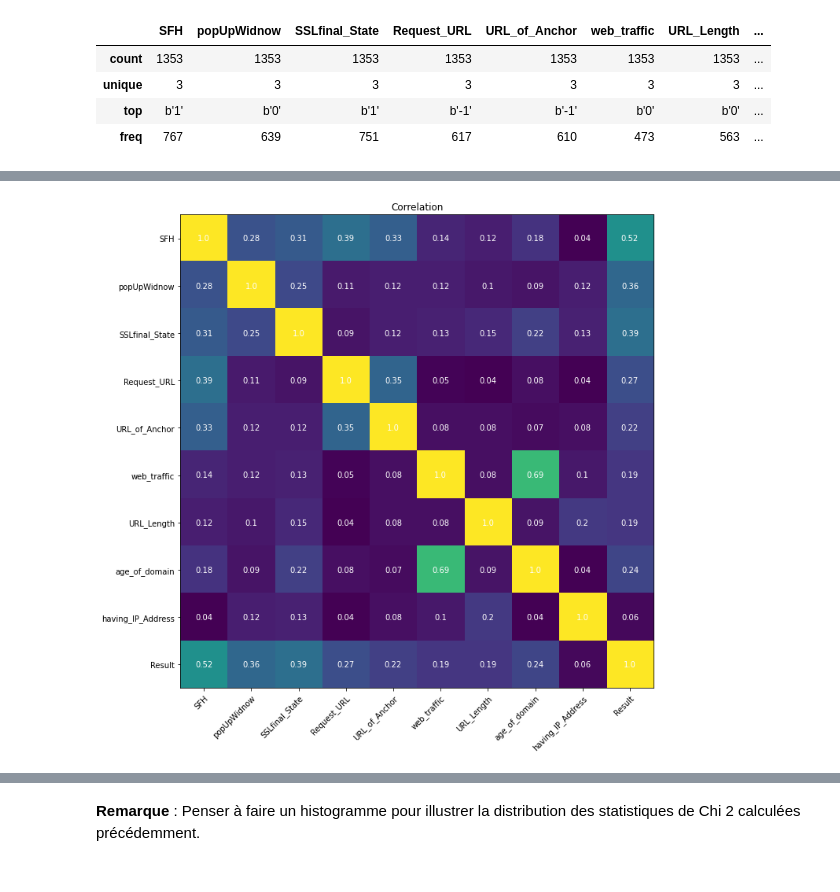
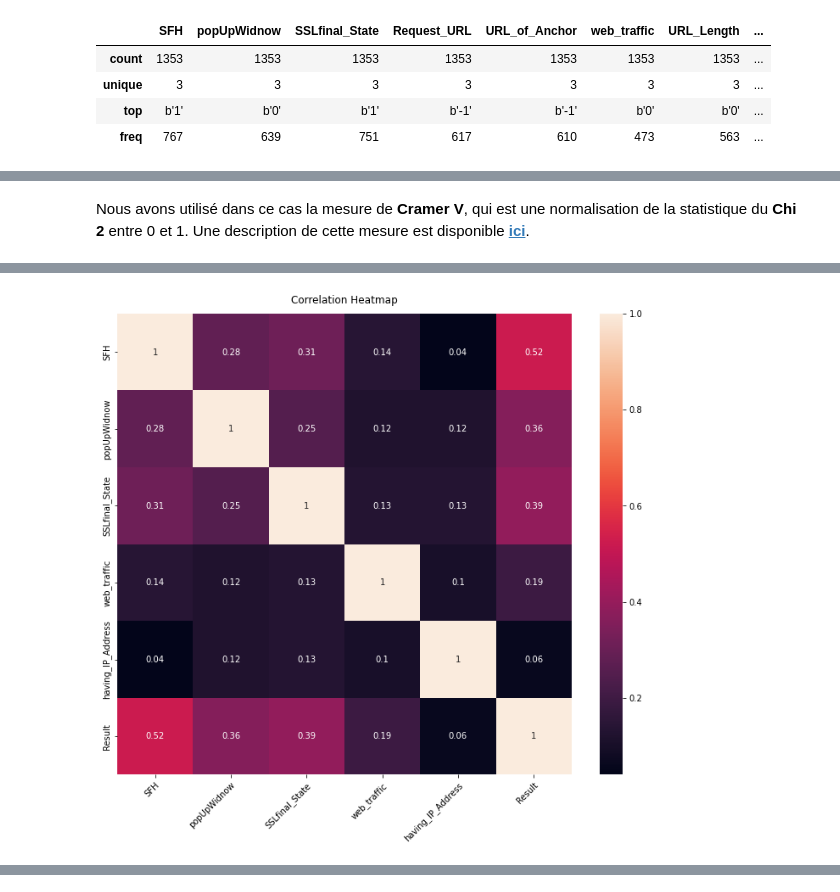
Before and after one commit to laurisdjilo/phising_website_detection, a Jupyter notebook: exploratory_analysis.ipynb, the cells around one changed output, grey strips where cells are left out. Cells and saved outputs as stored; diff of their text form; code cells hidden in the pictures.

```diff
--- a/exploratory_analysis.ipynb
+++ b/exploratory_analysis.ipynb
@@ -155,3 +63,6 @@ Nous devons donc préter une attention particulière à cette classe lors de la
+# %% [markdown]
+Nous avons utilisé dans ce cas la mesure de **Cramer V**, qui est une normalisation de la statistique du **Chi 2** entre 0 et 1.
+Une description de cette mesure est disponible [**ici**](https://en.wikipedia.org/wiki/Cramer's_V).
 # %%
 def cramers_v(x, y):
     confusion_matrix = pd.crosstab(x,y)
@@ -173,38 +73,22 @@ def cramers_v(x, y):
 # %%
-def corr_matrix():
+def corr_matrix(df):
     corr = pd.DataFrame(index=df.columns, columns=df.columns)
     for i, var1 in enumerate(df.columns):
-        for j in np.arange(i, len(df.columns)) :
+        for j in np.arange(i, len(df.columns)):
             var2 = df.columns[j]
             if i==j:
                 corr[var1][var2] = 1.0
             else:
                 corr[var1][var2] = corr[var2][var1] = round(cramers_v(df[var1], df[var2]), 2)
     return corr
-# %%
-def plot_corr_matrix():
-    fig, ax = plt.subplots(figsize=(10, 10))
-    corr = corr_matrix()
-    im = ax.imshow(np.array(corr.values, dtype=float))
-
-    # Show all ticks and label them with the respective list entries
-    ax.set_xticks(np.arange(len(df.columns)))
-    ax.set_xticklabels(labels=df.columns)
-    ax.set_yticks(np.arange(len(df.columns)))
-    ax.set_yticklabels(labels=df.columns)
-
-    # Rotate the tick labels and set their alignment.
-    plt.setp(ax.get_xticklabels(), rotation=45, ha="right", rotation_mode="anchor")
-
-    # Loop over data dimensions and create text annotations.
-    for i in range(len(df.columns)):
-        for j in range(len(df.columns)):
-            text = ax.text(j, i, corr.iloc[i, j], ha="center", va="center", color="w")
-
-    ax.set_title("Correlation")
-    fig.tight_layout()
-    plt.show()
+# %%
+def plot_corr_matrix(df):
+    fig, ax = plt.subplots(figsize=(12, 10))
+    corr = corr_matrix(df)
+    plt.setp(ax.get_xticklabels(), rotation=45, ha="right", rotation_mode="anchor")
+    heatmap = sns.heatmap(np.array(corr.values, dtype=float), annot=True, xticklabels=df.columns, yticklabels=df.columns)
+    heatmap.set_title('Correlation Heatmap', fontdict={'fontsize':12}, pad=12)
 # %%
 %%time
-plot_corr_matrix()
+plot_corr_matrix(df[['SFH', 'popUpWidnow', 'SSLfinal_State', 'web_traffic', 'having_IP_Address', 'Result']])
 # %% [output]
@@ -211 +97 @@ plot_corr_matrix()
-[figure, old version]
+[figure, new version]
@@ -221,2 +97,0 @@ chi_square_scores
-# %% [markdown]
-**Remarque** : Penser à faire un histogramme pour illustrer la distribution des statistiques de Chi 2 calculées précédemment.
```
Also changed, not shown: parts of 32 cells of this notebook, 3 other files.
